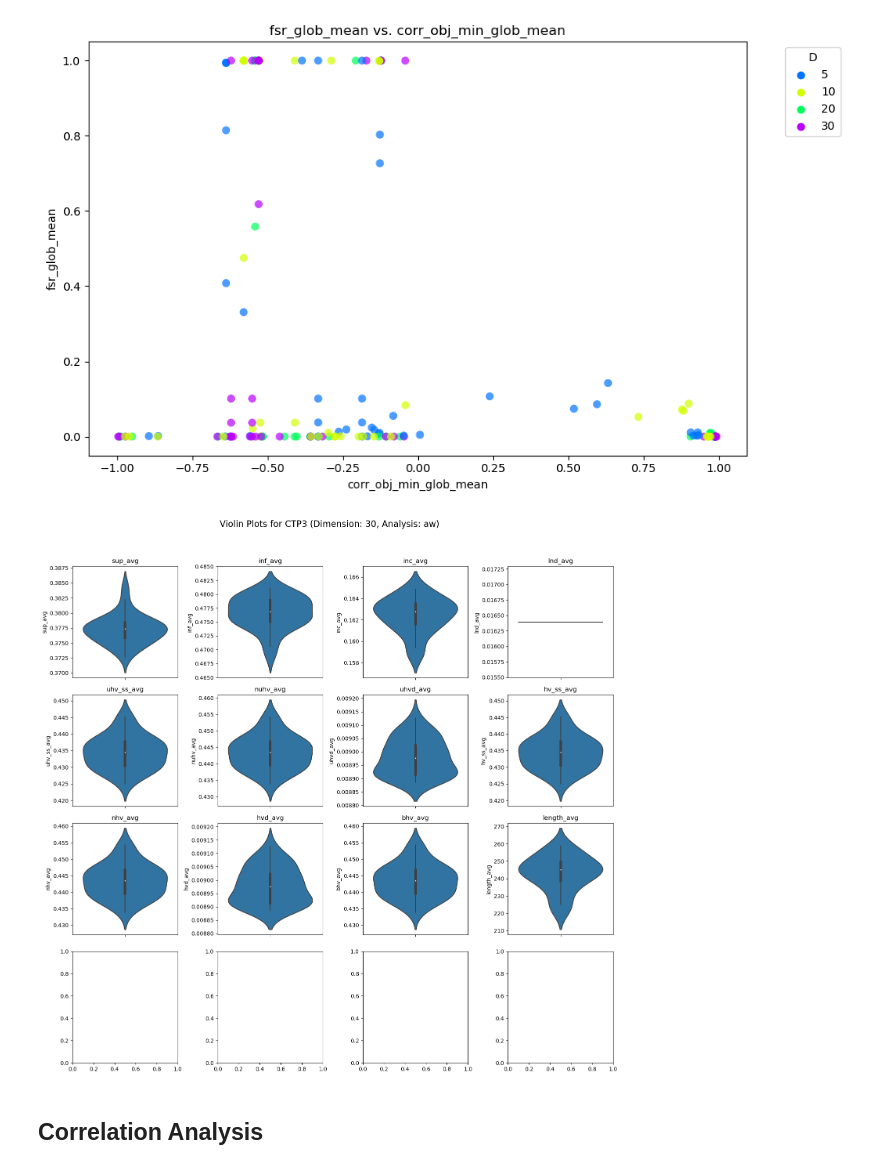
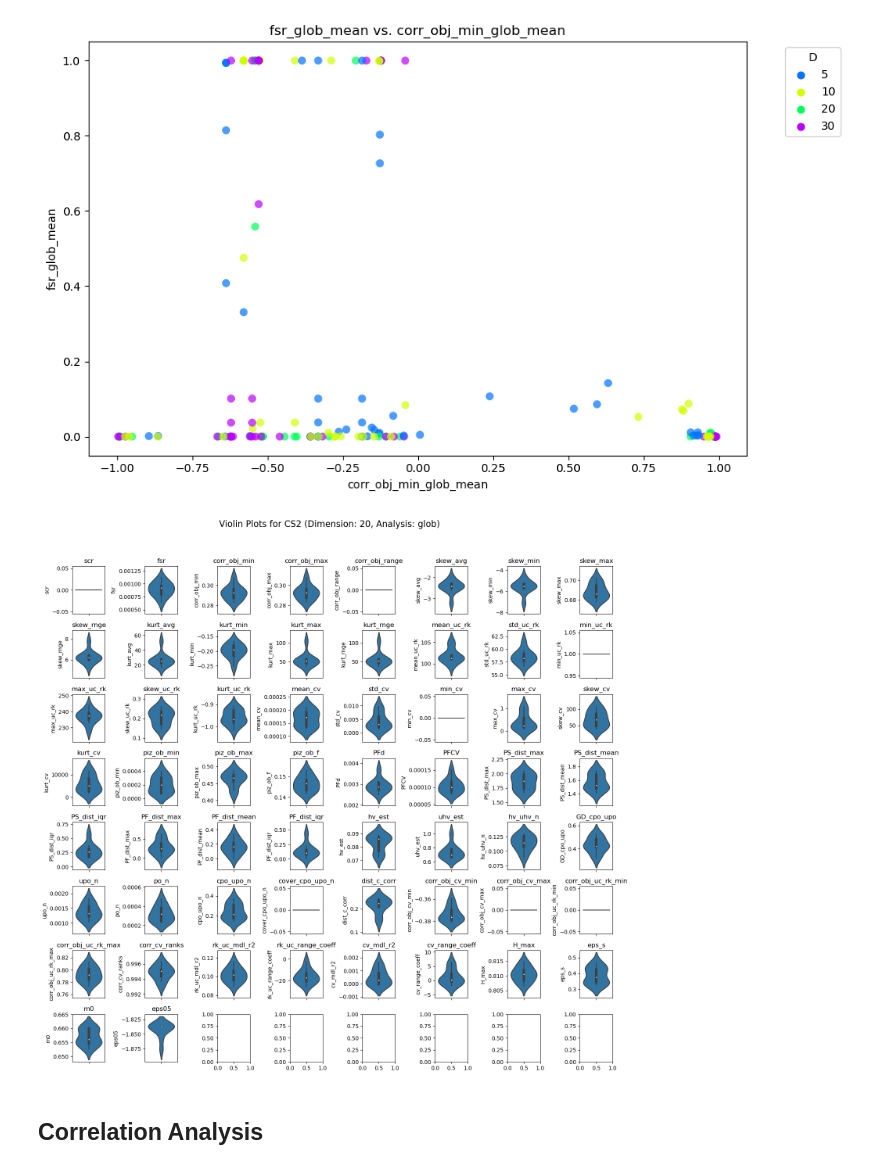
Before and after one commit to richardlovesspaceengineering/rrut_thesis_code, a Jupyter notebook: ISA-CMOP_Python/thesis_notebook.ipynb, the cells around one changed output. Drawn from its saved outputs; the diff is of its cells as text; code cells hidden in the pictures.

```diff
--- a/ISA-CMOP_Python/thesis_notebook.ipynb
+++ b/ISA-CMOP_Python/thesis_notebook.ipynb
@@ -182,15 +182,15 @@ results_dict = {
     "C2DTLZ2_d20": ["Feb26_1747"],
     "C3DTLZ1_d20": ["Feb26_1747"],
     "C3DTLZ4_d20": ["Feb26_1747"],
-    "CS1_d20": None,
+    "CS1_d20": ["Mar08_1604"],
     "CS2_d20": ["Mar06_1820"],
-    "CS3_d20": None,
-    "CS4_d20": None,
-    "CT1_d20": None,
-    "CT2_d20": None,
-    "CT3_d20": None,
-    "CT4_d20": None,
-    "CTSE1_d20": None,
+    "CS3_d20": ["Mar08_1604"],
+    "CS4_d20": ["Mar08_1604"],
+    "CT1_d20": ["Mar08_1604"],
+    "CT2_d20": ["Mar08_1604"],
+    "CT3_d20": ["Mar08_1604"],
+    "CT4_d20": ["Mar08_1604"],
+    "CTSE1_d20": ["Mar08_1604"],
     "CTSE2_d20": None,
     "CTSE3_d20": None,
     "CTSE4_d20": None,
@@ -393,11 +393,11 @@ dashboard.plot_features_comparison(
 # %%
 # Call the method with a specific problem, dimension, analysis type, and optionally a list of features
 # dashboard.plot_features_grid('CTP1', 3, 'aw', features=['feature1', 'feature2'])
 
 # Or to plot all numeric features
-dashboard.plot_problem_features("CTP3", 30, "aw")
+dashboard.plot_problem_features("CS2", 20, "glob")
 # %% [output]
-[figure, old version]
+[figure, new version]
 # %% [markdown]
 ## Correlation Analysis
 # %%
```
Also changed, not shown: parts of 1 cell of this notebook, 1 other file.
